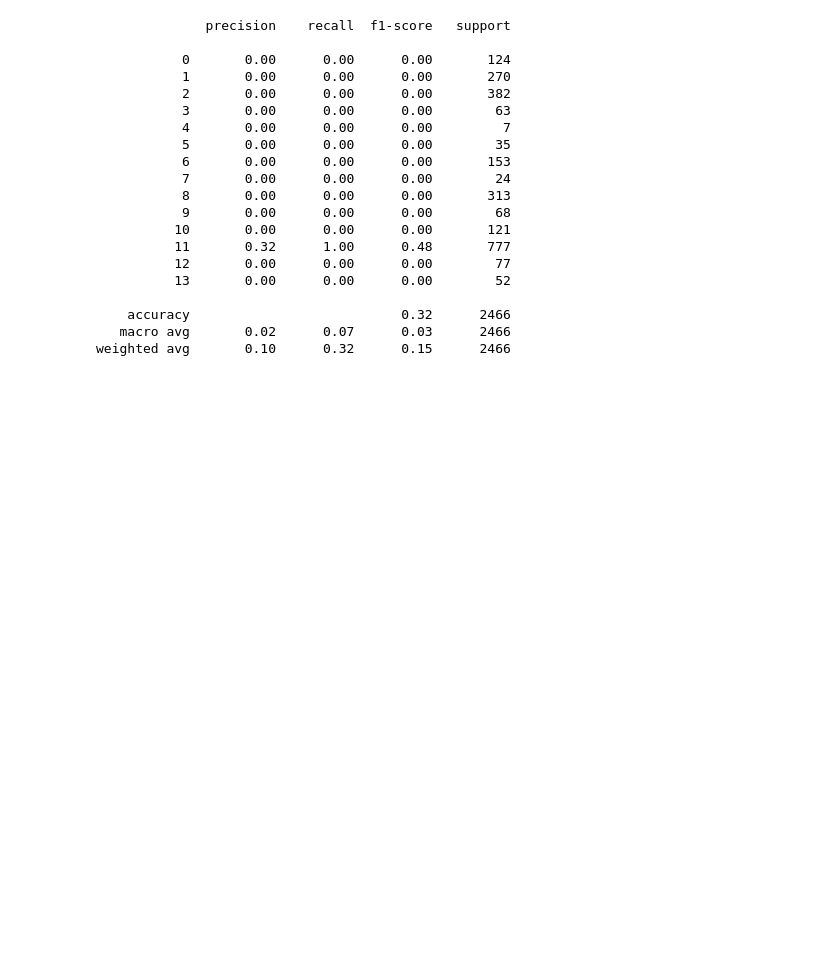
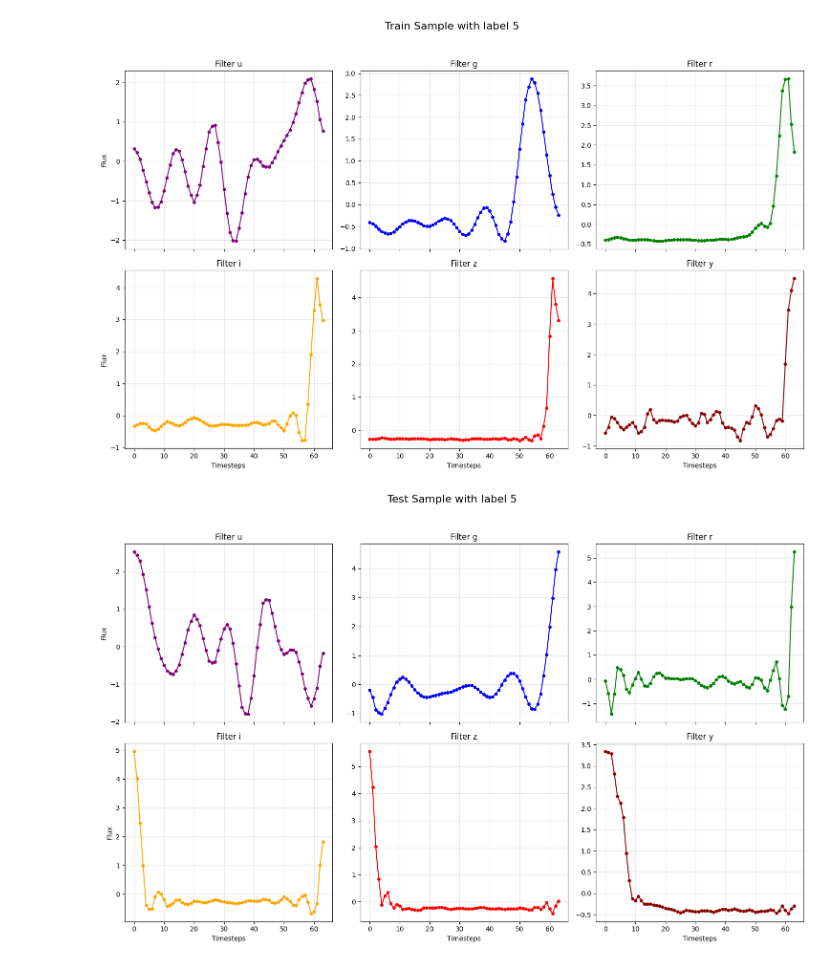
Before and after one commit to GerasimovSergey2001/TSFM, a Jupyter notebook: demo.ipynb, the cells around one changed output. Drawn from its saved outputs; the diff is of its cells as text; code cells hidden in the pictures; blank space fills up the shorter version.

```diff
--- a/demo.ipynb
+++ b/demo.ipynb
@@ -37,23 +27,0 @@ y_pred = clf.predict(X_test)
-# %%
-print(classification_report(y_test, y_pred))
-# %% [output]
-              precision    recall  f1-score   support
-
-           0       0.00      0.00      0.00       124
-           1       0.00      0.00      0.00       270
-           2       0.00      0.00      0.00       382
-           3       0.00      0.00      0.00        63
-           4       0.00      0.00      0.00         7
-           5       0.00      0.00      0.00        35
-           6       0.00      0.00      0.00       153
-           7       0.00      0.00      0.00        24
-           8       0.00      0.00      0.00       313
-           9       0.00      0.00      0.00        68
-          10       0.00      0.00      0.00       121
-          11       0.32      1.00      0.48       777
-          12       0.00      0.00      0.00        77
-          13       0.00      0.00      0.00        52
-
-    accuracy                           0.32      2466
-   macro avg       0.02      0.07      0.03      2466
-weighted avg       0.10      0.32      0.15      2466
@@ -59,0 +35,45 @@ weighted avg       0.10      0.32      0.15      2466
+# %%
+# Load the LSST dataset from UEA archive
+ds = UCR_UEA_datasets()
+X_train, y_train, X_test, y_test = ds.load_dataset("LSST")
+# %%
+tssprocesser = LSSTProcessor()
+X_train, y_train = tssprocesser.fit_transform(X_train, y_train)
+X_test, y_test = tssprocesser.transform(X_test, y_test)
+# %%
+def plot_lsst_channels(data, labels, obj_index, train_set=True):
+    filters = ['u', 'g', 'r', 'i', 'z', 'y']
+    colors = ['purple', 'blue', 'green', 'orange', 'red', 'darkred']
+
+    object_data = data[obj_index]
+
+    seq_length = object_data.shape[0]
+    fig, axes = plt.subplots(2, 3, figsize=(15, 10), sharex=True)
+    fig.suptitle(f"{'Train' if train_set else 'Test'} Sample with label {labels[obj_index]}", fontsize=16)
+
+    axes = axes.flatten()  # Превращаем матрицу 2x3 в плоский список из 6 элементов
+
+    for i in range(6):
+        ax = axes[i]
+        ax.plot(range(seq_length), object_data[:, i],
+                color=colors[i],
+                marker='o',
+                markersize=4,
+                linestyle='-')
+
+        ax.set_title(f"Filter {filters[i]}")
+        ax.grid(True, alpha=0.3)
+
+        # Добавляем подписи осей только для крайних графиков
+        if i >= 3: ax.set_xlabel("Timesteps")
+        if i % 3 == 0: ax.set_ylabel("Flux")
+
+    plt.tight_layout(rect=[0, 0.03, 1, 0.95]) # Чтобы заголовок не налезал на графики
+    plt.show()
+# %%
+plot_lsst_channels(X_train.transpose(1,2), y_train, 0)
+
+plot_lsst_channels(X_test.transpose(1,2), y_test, 0, False)
+# %% [output]
+[figure, added]
+[figure, added]
```
Also changed, not shown: parts of 5 cells of this notebook, 20 other files.
